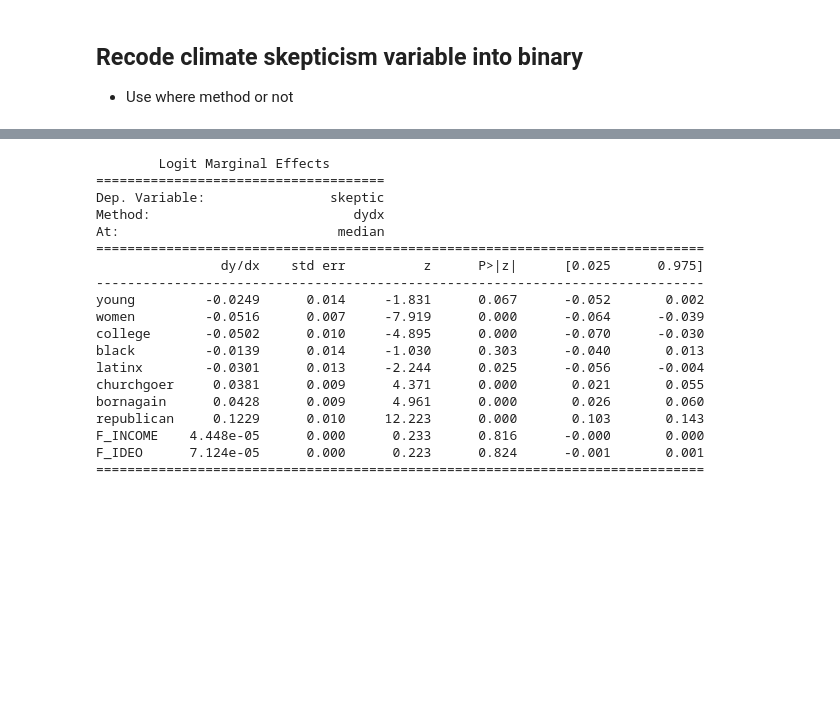
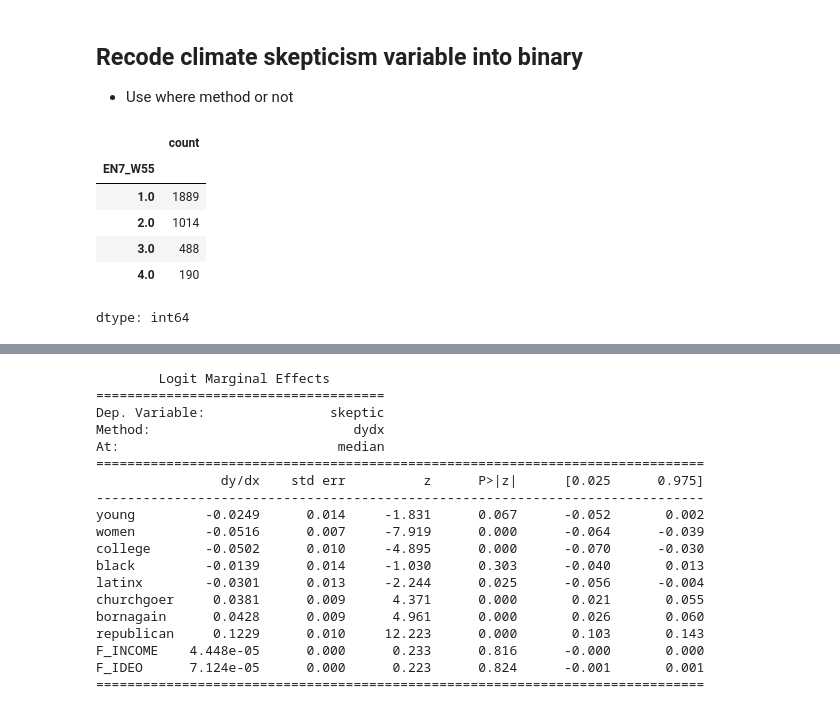
Before and after one commit to 550tealeaves/DATA-70500-working-with-data, a Jupyter notebook: Orig_Lab5_SurveyDataAnalysisPew.ipynb, the cells around one changed output, grey strips where cells are left out. Drawn from its saved outputs; the diff is of its cells as text; code cells hidden in the pictures; blank space fills up the shorter version.

```diff
--- a/Orig_Lab5_SurveyDataAnalysisPew.ipynb
+++ b/Orig_Lab5_SurveyDataAnalysisPew.ipynb
@@ -365,11 +437,21 @@ Climate_df['youngr'] = np.where(Climate_df['F_AGECAT'] == 1, 1, 0)
 # %%
 # If value is greater than 4, then label as Nan - write this in 2 ways
 
 # (1) No where method
 Climate_df.loc[Climate_df['EN7_W55'] > 4, ['EN7_W55']] = np.nan
 
 # (2) Use where method:
 Climate_df['EN7_W55r'] = np.where(Climate_df['EN7_W55'] > 4, np.nan, Climate_df['EN7_W55'])
+
+Climate_df['EN7_W55'].value_counts() #Same as Climate['EN7_W55r'].value_counts()
+# %% [output]
+|  | count |
+| EN7_W55 |  |
+| 1.0 | 1889 |
+| 2.0 | 1014 |
+| 3.0 | 488 |
+| 4.0 | 190 |
+dtype: int64
 # %%
 # Linear model to predict belief in climate crisis
 Y = Climate_df['EN7_W55'] # A higher score indicates more climate crisis skepticism
```
Also changed, not shown: parts of 14 cells of this notebook.
